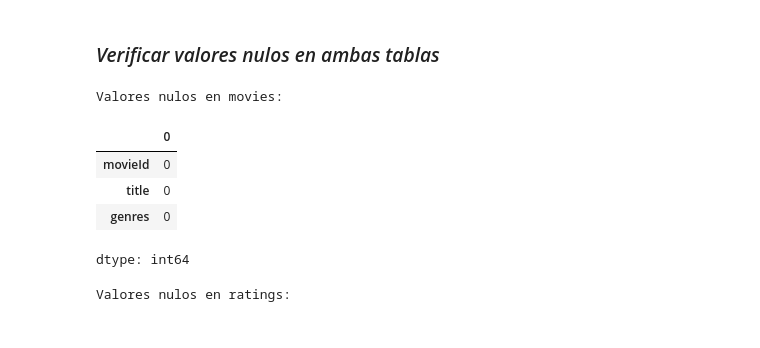
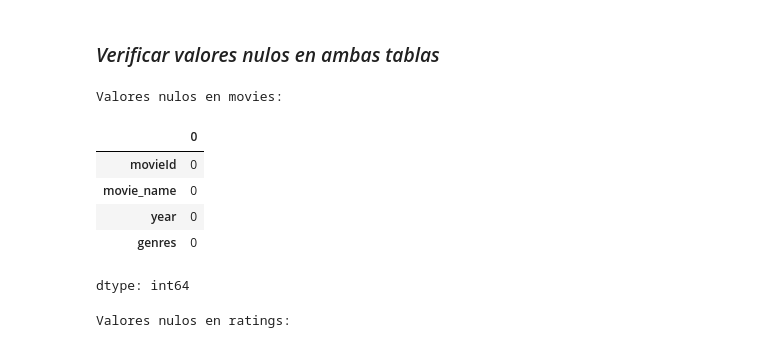
Before and after one commit to yackelineql/MarketingprojectG8, a Jupyter notebook: b_exploracion_limpieza.ipynb, the cells around one changed output. Saved outputs shown, nothing was run; the diff lists cells and outputs as text; code cells hidden in the pictures.

```diff
--- a/b_exploracion_limpieza.ipynb
+++ b/b_exploracion_limpieza.ipynb
@@ -124,10 +124,10 @@ for row in data:
 data = "SELECT movieId, movie_name, year, genres FROM movies_new LIMIT 10;"
 
 # Cargar los resultados en un DataFrame
-movie_df = pd.read_sql(data, con)
+movie_new = pd.read_sql(data, con)
 
 # Mostrar los primeros resultados
-movie_df.head()
+movie_new.head()
 # %% [output]
 |  | movieId | movie_name | year | genres |
 | 0 | 1 | Toy Story | 1995 | Adventure|Animation|Children|Come... |
@@ -198,12 +197,13 @@ ratings_df.head()
 # %%
 # Verificar valores nulos en las tablas
 print("Valores nulos en movies:")
-movies_df.isnull().sum()
+movie_new.isnull().sum()
 # %% [output]
 Valores nulos en movies:
 |  | 0 |
 | movieId | 0 |
-| title | 0 |
+| movie_name | 0 |
+| year | 0 |
 | genres | 0 |
 dtype: int64
 # %%
```
Also changed, not shown: parts of 4 cells of this notebook.
